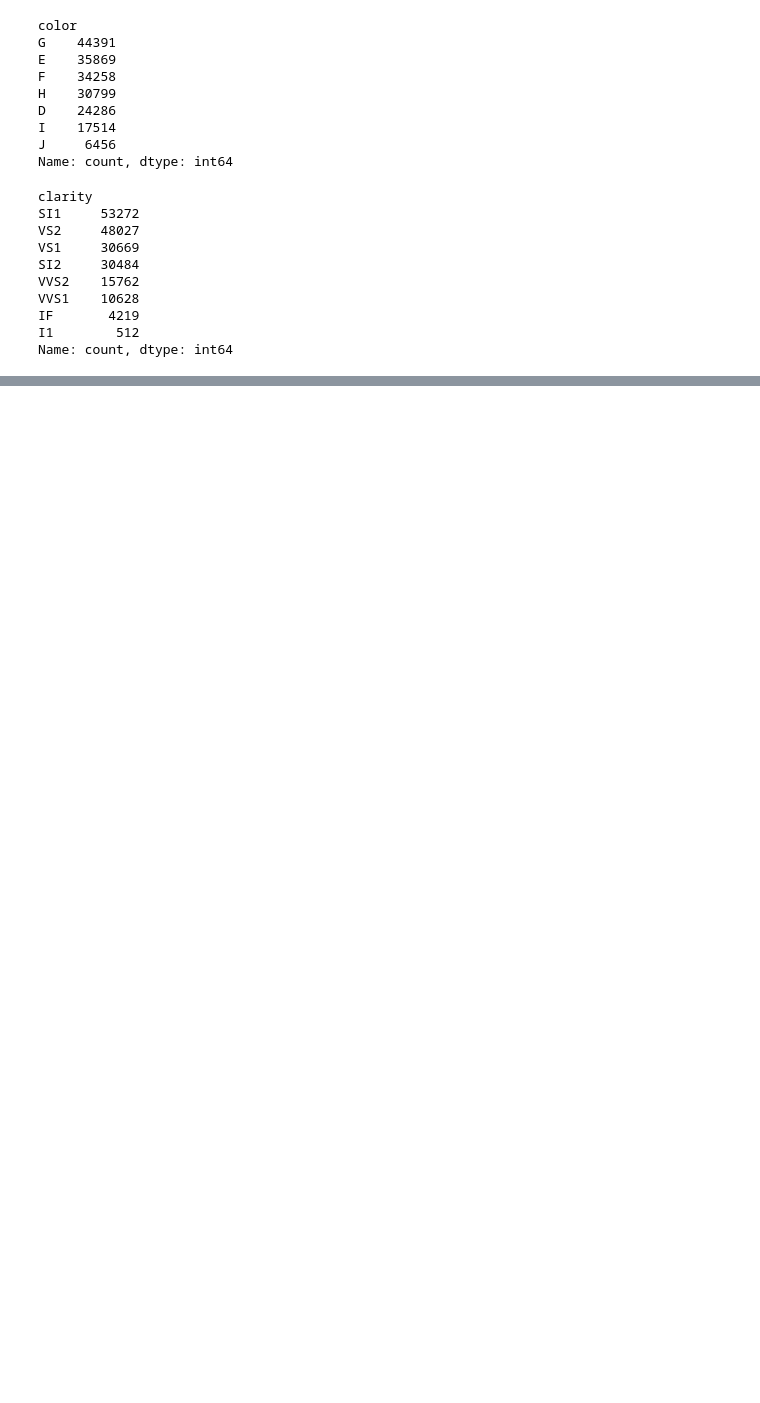
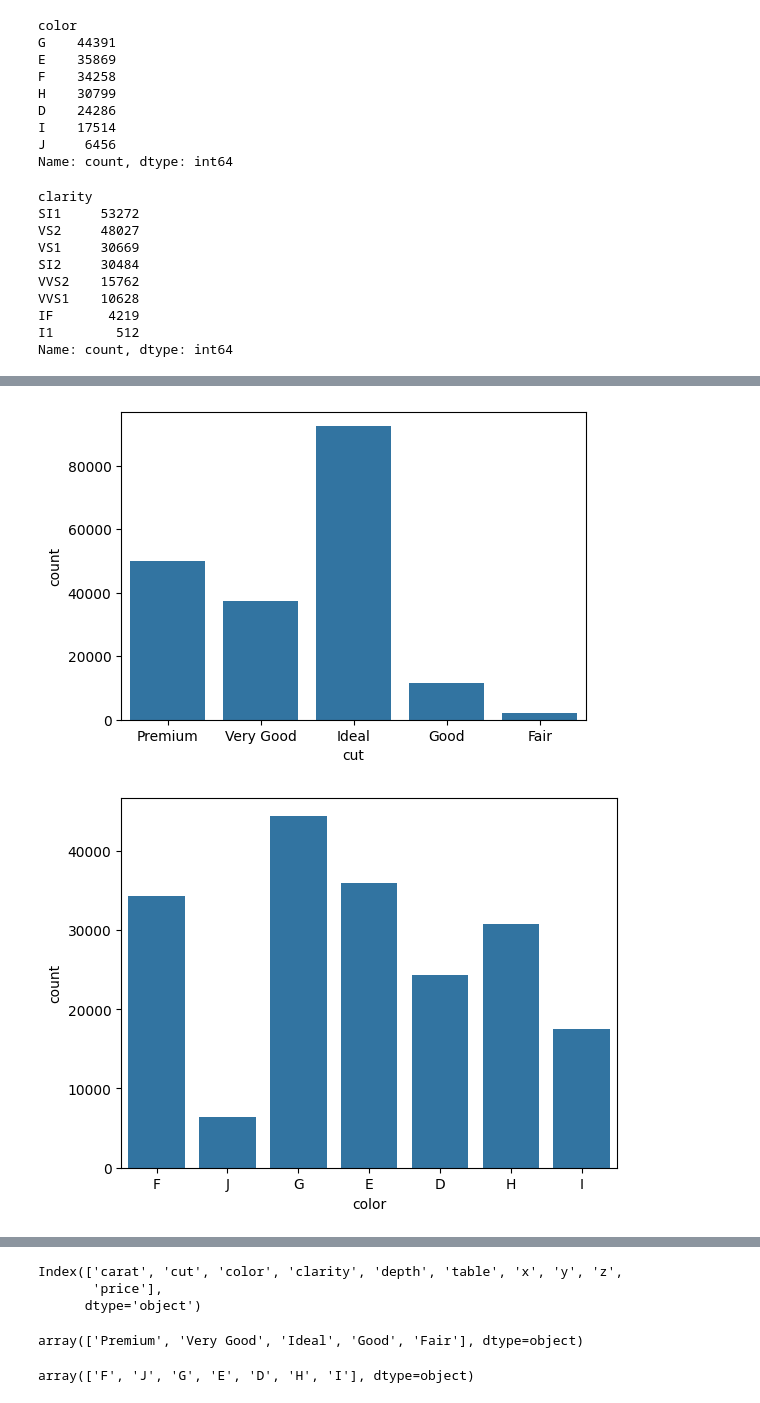
Before and after one commit to Kaveriborse/end-to-end-project, a Jupyter notebook: notebooks/research.ipynb, the cells around one changed output, grey strips where cells are left out. Saved outputs shown, nothing was run; the diff lists cells and outputs as text; code cells hidden in the pictures; blank space fills up the shorter version.

```diff
--- a/notebooks/research.ipynb
+++ b/notebooks/research.ipynb
@@ -282,0 +308,11 @@ Name: count, dtype: int64
+# %%
+plt.figure(figsize=(6,4))
+
+
+for col in categorical_col:
+    sns.countplot(data=data,x=col)
+    print("\n")
+    plt.show()
+# %% [output]
+[figure, added]
+[figure, added]
@@ -282,0 +320,6 @@ Name: count, dtype: int64
+# %%
+data.columns
+# %% [output]
+Index(['carat', 'cut', 'color', 'clarity', 'depth', 'table', 'x', 'y', 'z',
+       'price'],
+      dtype='object')
@@ -282,0 +328,8 @@ Name: count, dtype: int64
+# %%
+data['cut'].unique()
+# %% [output]
+array(['Premium', 'Very Good', 'Ideal', 'Good', 'Fair'], dtype=object)
+# %%
+data['color'].unique()
+# %% [output]
+array(['F', 'J', 'G', 'E', 'D', 'H', 'I'], dtype=object)
```
Also changed, not shown: parts of 11 cells of this notebook.
